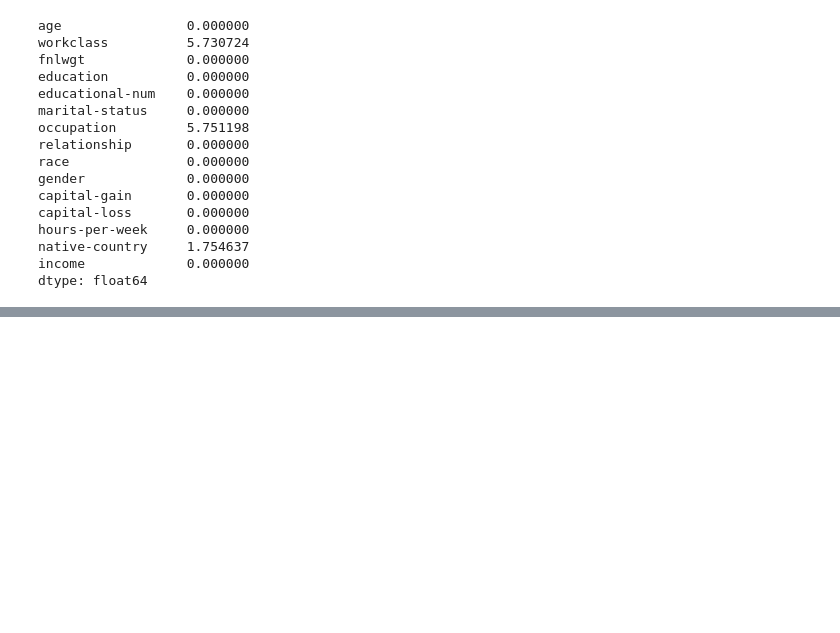
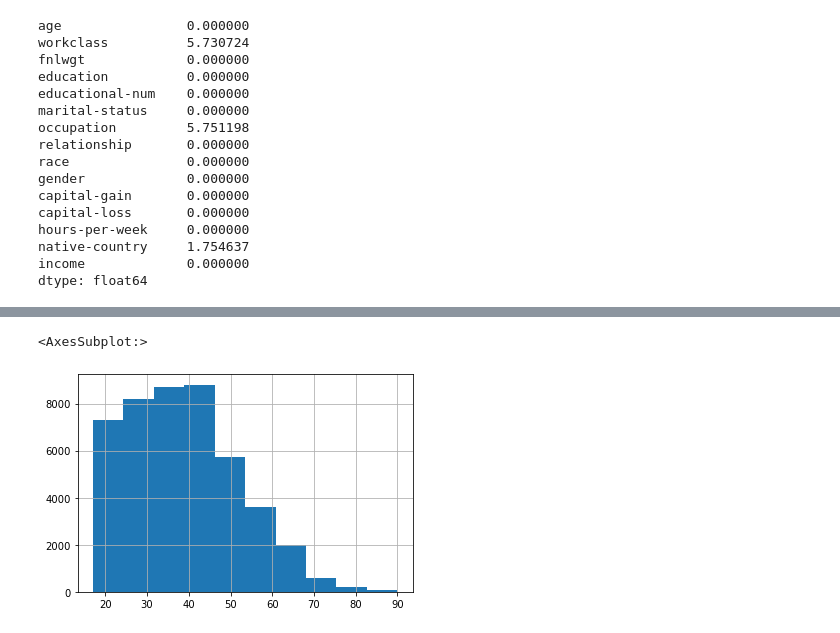
Before and after one commit to Kansalrahul/Pandas, a Jupyter notebook: Pandas Project Case Study.ipynb, the cells around one changed output, grey strips where cells are left out. Drawn from its saved outputs; the diff is of its cells as text; code cells hidden in the pictures; blank space fills up the shorter version.

```diff
--- a/Pandas Project Case Study.ipynb
+++ b/Pandas Project Case Study.ipynb
@@ -277,0 +294,5 @@ df.drop(['educational-num','capital-gain','capital-loss'],axis=1)
+# %%
+df['age'].hist()
+# %% [output]
+<AxesSubplot:>
+[figure, added]
```
Also changed, not shown: parts of 35 cells of this notebook.
